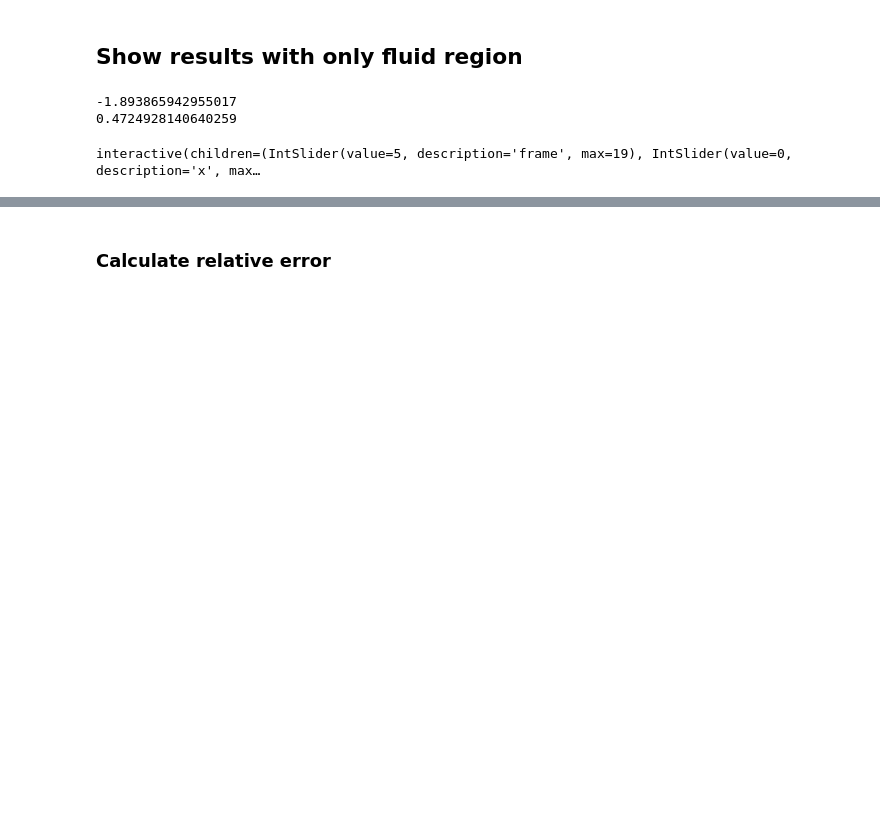
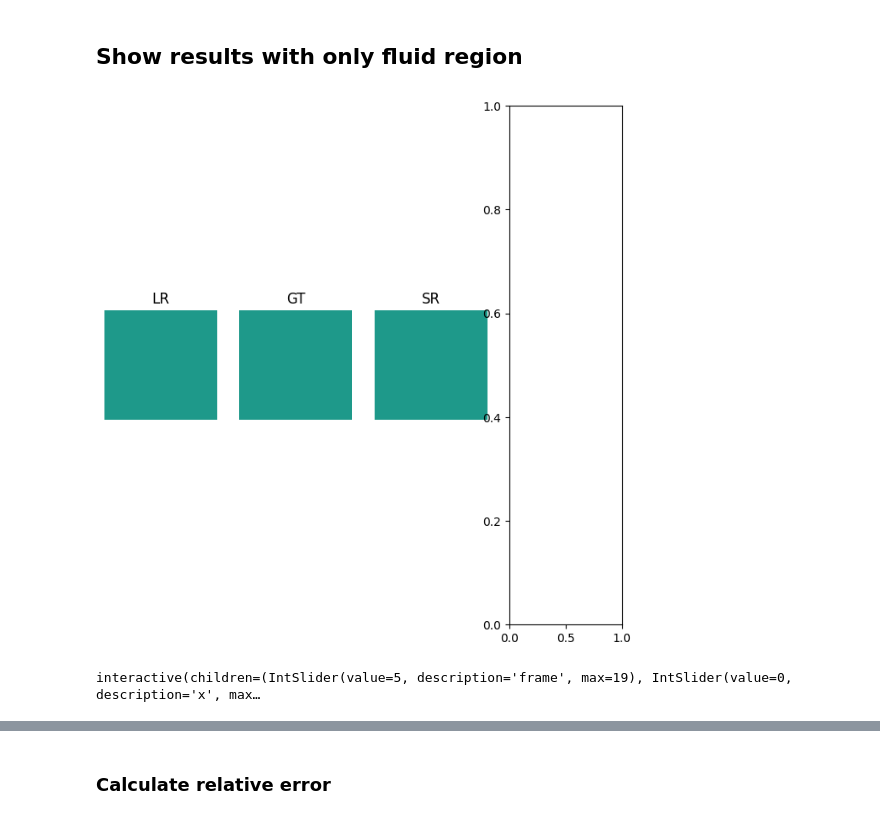
Before and after one commit to PiaaCaa/4DFlowNet, a Jupyter notebook: src/evaluate_plots.ipynb, the cells around one changed output, grey strips where cells are left out. Saved outputs shown, nothing was run; the diff lists cells and outputs as text; code cells hidden in the pictures; blank space fills up the shorter version.

```diff
--- a/src/evaluate_plots.ipynb
+++ b/src/evaluate_plots.ipynb
@@ -88,19 +98,23 @@ max/min after arctan 1.5707818 0.0
 # %% [markdown]
 ## Show results including non-fluid region
 # %%
-min_v = np.min([np.min(pred['u']), np.min(gt['u']), np.min(lr['u'])])
-max_v = np.max([np.max(pred['u']), np.max(pred['u']), np.max(lr['u'])])
+vel_colnames = ['u', 'v', 'w']
+min_v = {}
+max_v = {}
+for vel in vel_colnames:
 
-min_v = -0.15
-max_v = 0.15
+    min_v[vel] = np.quantile(gt[vel][np.where(temporal_mask !=0)].flatten(), 0.01)
+    max_v[vel] = np.quantile(gt[vel][np.where(temporal_mask !=0)].flatten(), 0.99)
+
+
 
 @widgets.interact(frame=(0, gt["u"].shape[0]-1), x = (0, gt["u"].shape[1]-1), vel=vel_colnames)
 def f(frame=5, x = 0, vel = "u"):
     plt.subplot(1, 3, 1)
     if frame%2 == 0:
-        plt.imshow(lr[vel][frame//2, x, :, :], vmin = min_v, vmax = max_v)#, cmap='jet')
+        plt.imshow(lr[vel][frame//2, x, :, :], vmin = min_v[vel], vmax = max_v[vel])#, cmap='jet')
     else:
-        plt.imshow(np.zeros_like(lr[vel][frame//2, x, :, :]), vmin = min_v, vmax = max_v)#, cmap='jet')
+        plt.imshow(np.zeros_like(lr[vel][frame//2, x, :, :]), vmin = min_v[vel], vmax = max_v[vel])#, cmap='jet')
     plt.title("LR")
     plt.axis('off')
 
@@ -108,12 +122,12 @@ def f(frame=5, x = 0, vel = "u"):
     plt.axis('off')
 
     plt.subplot(1, 3, 2)
-    plt.imshow(gt[vel][frame, x, :, :], vmin = min_v, vmax = max_v)#, cmap='jet')
+    plt.imshow(gt[vel][frame, x, :, :], vmin = min_v[vel], vmax = max_v[vel])#, cmap='jet')
     plt.title("GT")
     plt.axis('off')
 
     plt.subplot(1, 3, 3)
-    plt.imshow(pred[vel][frame, x, :, :], vmin = min_v, vmax = max_v)#, cmap='jet')
+    plt.imshow(pred[vel][frame, x, :, :], vmin = min_v[vel], vmax = max_v[vel])#, cmap='jet')
     plt.title("SR")
     plt.axis('off')
     plt.tight_layout()
@@ -123,44 +137,46 @@ interactive(children=(IntSlider(value=5, description='frame', max=19), IntSlider
 # %% [markdown]
 ## Show results with only fluid region
 # %%
-min_v = np.min([np.min(pred['u_fluid']), np.min(gt['u_fluid']), np.min(lr['u_fluid'])])
-max_v = np.max([np.max(pred['u_fluid']), np.max(pred['u_fluid']), np.max(lr['u_fluid'])])
-print(min_v)
-print(max_v)
-min_v = -0.15
-max_v = 0.15
 
 vel_colnames = ['u_fluid', 'v_fluid', 'w_fluid']
 
 @widgets.interact(frame=(0, gt["u"].shape[0]-1), x = (0, gt["u"].shape[1]-1), vel=vel_colnames)
 def f(frame=5, x = 0, vel = "u"):
-    plt.subplot(1, 4, 1)
+    plt.subplot(1, 5, 1)
     if frame%2 == 0:
-        plt.imshow(lr[vel][frame//2, x, :, :], vmin = min_v, vmax = max_v, cmap='viridis')
+        plt.imshow(lr[vel][frame//2, x, :, :],  vmin = min_v[vel[0]], vmax = max_v[vel[0]], cmap='viridis')
     else:
-        plt.imshow(np.zeros_like(lr[vel][frame//2, x, :, :]), vmin = min_v, vmax = max_v, cmap='viridis')
+        plt.imshow(np.zeros_like(lr[vel][frame//2, x, :, :]), vmin = min_v[vel[0]], vmax = max_v[vel[0]], cmap='viridis')
+    plt.title("LR")
     plt.axis('off')
 
     #plt.imshow(lr[vel][frame//t, x, :, :])
     plt.axis('off')
 
-    plt.subplot(1, 4, 2)
-    plt.imshow(gt[vel][frame, x, :, :], vmin = min_v, vmax = max_v, cmap='viridis')#, origin = 'lower')
+    plt.subplot(1, 5, 2)
+    plt.imshow(gt[vel][frame, x, :, :], vmin = min_v[vel[0]], vmax = max_v[vel[0]], cmap='viridis')#, origin = 'lower')
+    plt.title("GT")
     plt.axis('off')
 
-    plt.subplot(1, 4, 3)
-    plt.imshow(pred[vel][frame, x, :, :], vmin = min_v, vmax = max_v, cmap='viridis')
+    plt.subplot(1, 5, 3)
+    plt.imshow(pred[vel][frame, x, :, :],  vmin = min_v[vel[0]], vmax = max_v[vel[0]], cmap='viridis')
+    plt.title("SR")
+    plt.axis('off')
+
+    plt.subplot(1, 5, 4)
+    plt.imshow(interpolate[vel][frame, x, :, :],  vmin = min_v[vel[0]], vmax = max_v[vel[0]], cmap='viridis')
+    plt.title("Linear Interpolation")
     plt.axis('off')
 
 
-    plt.subplot(1, 4, 4)
+    plt.subplot(1, 5, 5)
     plt.imshow(error_pointwise[frame, x, :, :], cmap='viridis')
+    plt.title("Relative error")
     plt.axis('off')
     plt.tight_layout()
     #plt.colorbar()
     plt.show()
 # %% [output]
+[figure, added]
--1.893865942955017
-0.4724928140640259
+interactive(children=(IntSlider(value=5, description='frame', max=19), IntSlider(value=0, description='x', max…
-interactive(children=(IntSlider(value=5, description='frame', max=19), IntSlider(value=0, description='x', max…
 # %%
```
Also changed, not shown: parts of 10 cells of this notebook, 4 other files.
